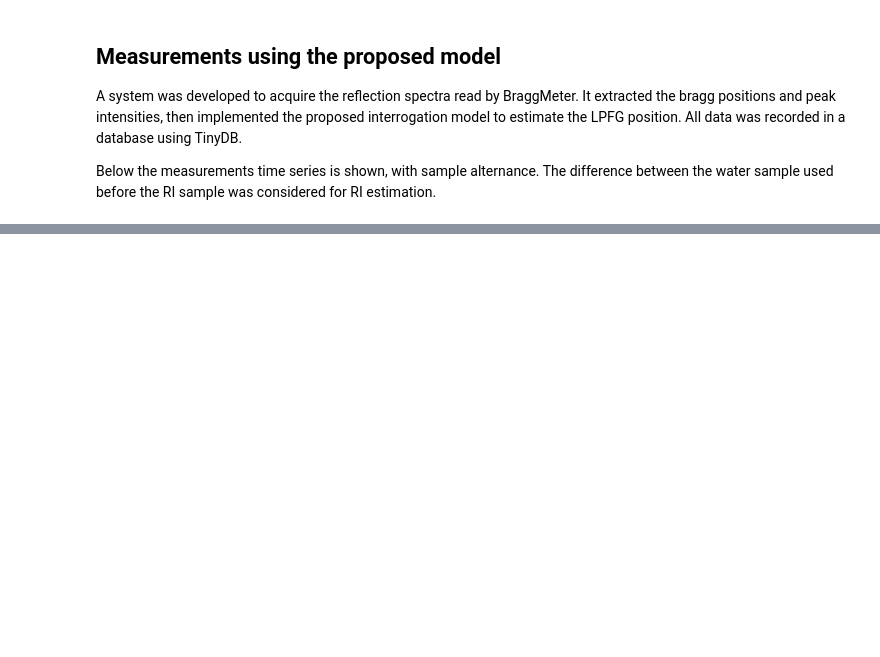
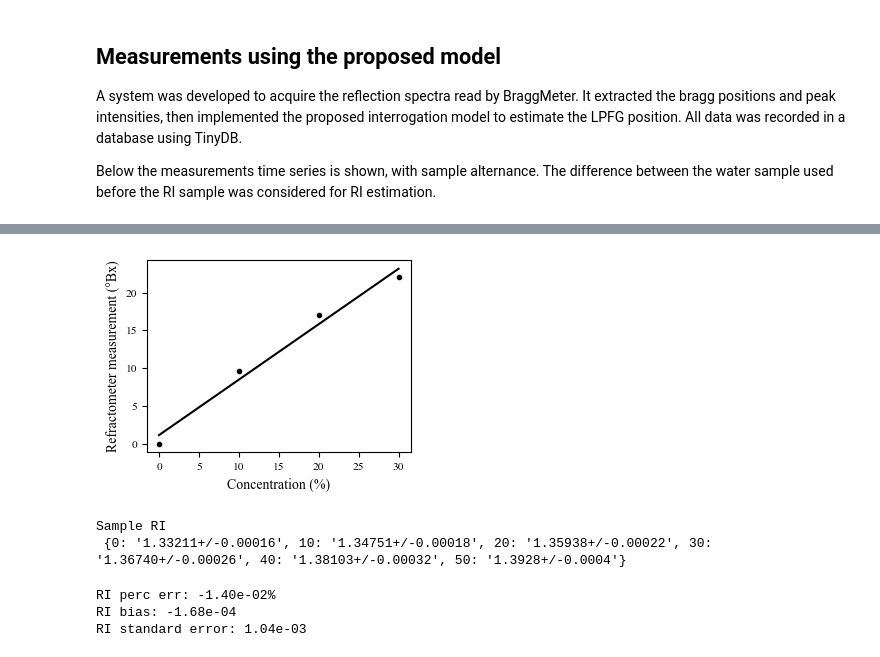
Before and after one commit to felipebarino/lpfg_demodulation_supplementary, a Jupyter notebook: 3 - Evaluation by measured spectra.ipynb, the cells around one changed output, grey strips where cells are left out. Drawn from its saved outputs; the diff is of its cells as text; code cells hidden in the pictures; blank space fills up the shorter version.

```diff
--- a/3 - Evaluation by measured spectra.ipynb
+++ b/3 - Evaluation by measured spectra.ipynb
@@ -507,7 +555,40 @@ print(f'Estimated RI: {[ei for ei in estimated_ri]}')
+# %%
+# Calculate the sample RI
+# A abbe refractometer was used to measure the refractive index of the samples, however in brix scale
+brix2ri_table = pd.read_excel('./data/brix2ri.xlsx')
+brix_measurements = [uncertainties.ufloat(0, 0),
+                    uncertainties.ufloat(9.6, 0.2),
+                    uncertainties.ufloat(17, 0.2),
+                    uncertainties.ufloat(22, 0.2)]
+percent = [0, 10, 20, 30]
+# Fit a curve to estimate the brix of the samples outside the refractometer range
+p, cov = np.polyfit(percent, [brix.nominal_value for brix in brix_measurements], 1, cov=True)
+
+plt.figure(figsize=(3.4, 2.5))
+plt.plot(percent, [brix.nominal_value for brix in brix_measurements], '.k')
+plt.plot(np.linspace(0, 30, 5), np.polyval(p, np.linspace(0, 30, 5)), 'k')
+plt.xlabel('Concentration (%)')
+plt.ylabel('Refractometer measurement (°Bx)')
+plt.show()
+
+p = [uncertainties.ufloat(p[0], cov[0, 0]**0.5), uncertainties.ufloat(p[1], cov[1, 1]**0.5)]
+brix_measurements.extend((p[0]*np.linspace(40, 50, 2)+p[1]).tolist())
+percent.extend([40, 50])
+
+p, cov = np.polyfit(brix2ri_table['Brix'], brix2ri_table['Refractive index'], 1, cov=True)
+p = [uncertainties.ufloat(p[0], cov[0, 0]**0.5), uncertainties.ufloat(p[1], cov[1, 1]**0.5)]
+ri = np.polyval(p, [brix.nominal_value for brix in brix_measurements])
+sample_ri = {sample: ri_i.format('f') for sample, ri_i in zip(percent, ri)}
+print(f'Sample RI\n {sample_ri}')
+# %% [output]
+[figure, added]
+Sample RI
+ {0: '1.33211+/-0.00016', 10: '1.34751+/-0.00018', 20: '1.35938+/-0.00022', 30: '1.36740+/-0.00026', 40: '1.38103+/-0.00032', 50: '1.3928+/-0.0004'}
 # %%
 # Estimate RI bias and standard error
 estimated_ri_m = np.array([ei.nominal_value for ei in estimated_ri])
-ri = np.array([1.345860, 1.357294, 1.368727, 1.380160, 1.391593])
+ri = np.array([ei.nominal_value for ei in ri])
+ri = ri[1::]
 err = ri - estimated_ri_m
 p_err = (err)/ri
 
@@ -516,6 +597,10 @@ bias, se = np.mean(err), np.std(err, ddof=1)/np.sqrt(len(err))
 print(f'RI perc err: {100*np.mean(p_err):.2e}%')
 print(f'RI bias: {bias:.2e}')
 print(f'RI standard error: {se:.2e}')
+# %% [output]
+RI perc err: -1.40e-02%
+RI bias: -1.68e-04
+RI standard error: 1.04e-03
 # %%
 # Plot comparison
 plt.figure(figsize=(3.4, 2.5))
```
Also changed, not shown: parts of 15 cells of this notebook, 4 other files.
